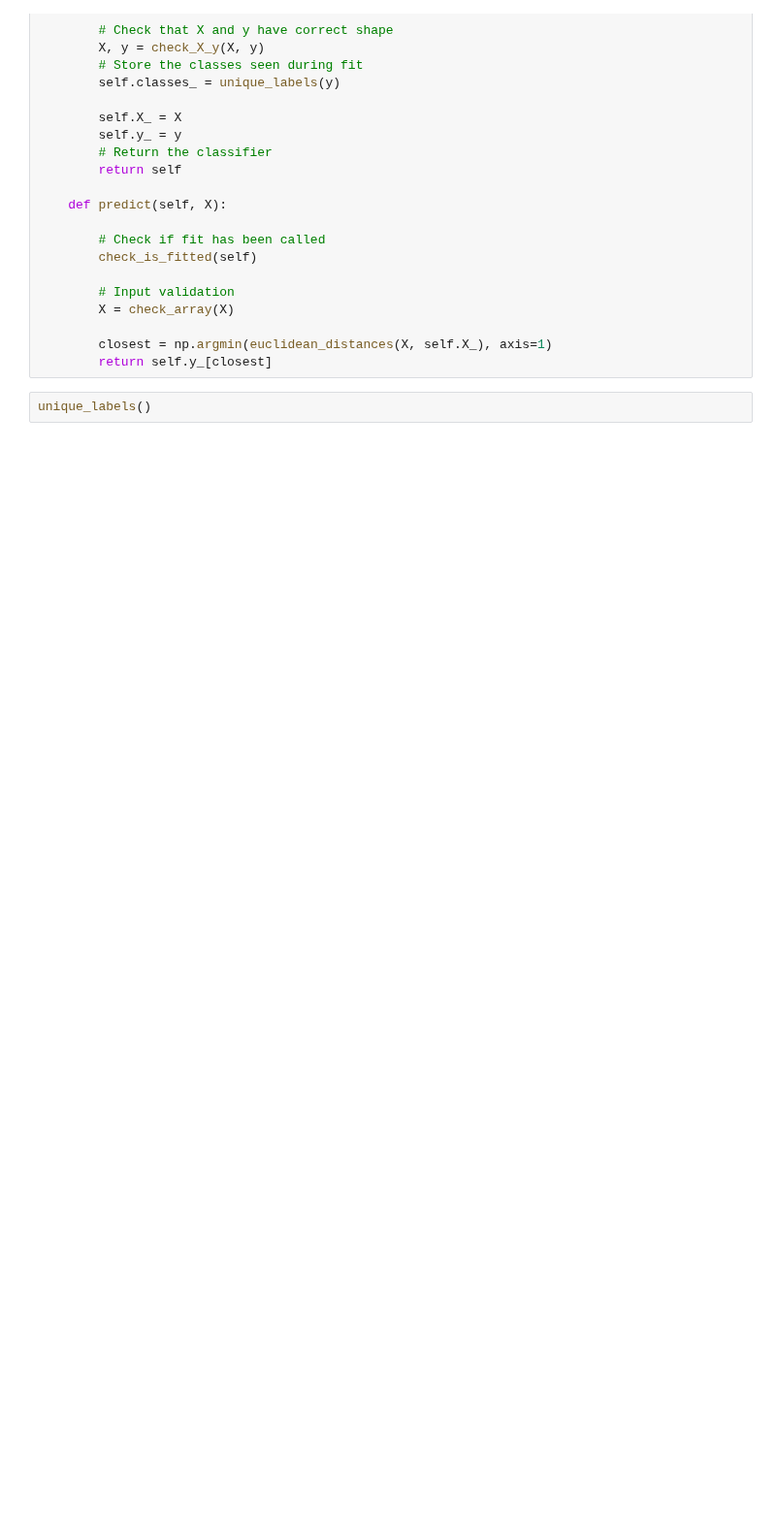
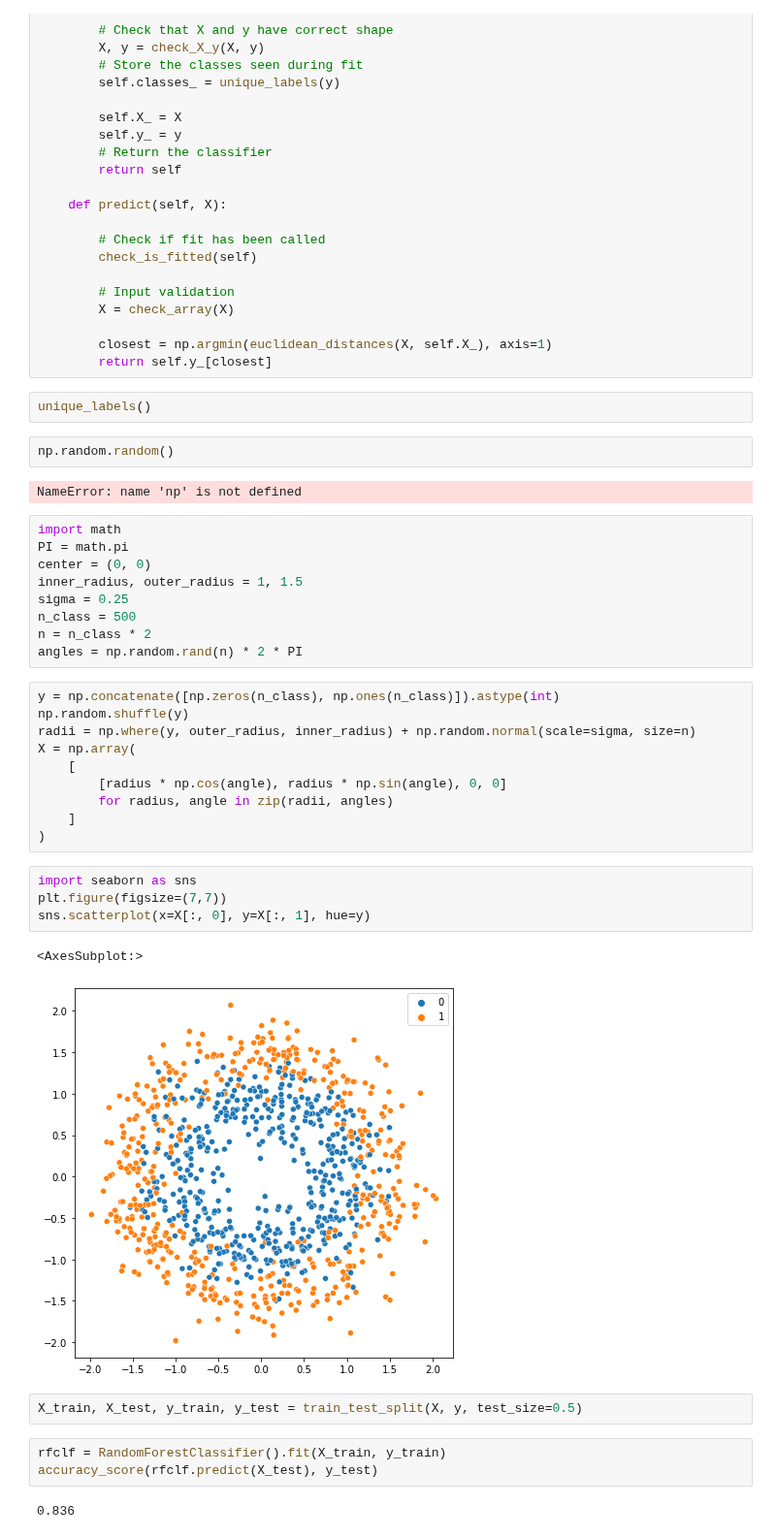
Before and after one commit to capitantoto/fermat, a Jupyter notebook: notebooks/04. Chequeo de Sanidad: EuclideanKDE y KernelDensity.ipynb, the cells around one changed output. Shown at 97% size. Saved outputs shown, nothing was run; the diff lists cells and outputs as text; blank space fills up the shorter version.

```diff
--- a/notebooks/04. Chequeo de Sanidad: EuclideanKDE y KernelDensity.ipynb
+++ b/notebooks/04. Chequeo de Sanidad: EuclideanKDE y KernelDensity.ipynb
@@ -699,3 +937,40 @@ class TemplateClassifier(BaseEstimator, ClassifierMixin):
         return self.y_[closest]
 # %%
 unique_labels()
+# %%
+np.random.random()
+# %% [output]
+NameError: name 'np' is not defined
+# %%
+import math
+PI = math.pi
+center = (0, 0)
+inner_radius, outer_radius = 1, 1.5
+sigma = 0.25
+n_class = 500
+n = n_class * 2
+angles = np.random.rand(n) * 2 * PI
+# %%
+y = np.concatenate([np.zeros(n_class), np.ones(n_class)]).astype(int)
+np.random.shuffle(y)
+radii = np.where(y, outer_radius, inner_radius) + np.random.normal(scale=sigma, size=n)
+X = np.array(
+    [
+        [radius * np.cos(angle), radius * np.sin(angle), 0, 0]
+        for radius, angle in zip(radii, angles)
+    ]
+)
+# %%
+import seaborn as sns
+plt.figure(figsize=(7,7))
+sns.scatterplot(x=X[:, 0], y=X[:, 1], hue=y)
+# %% [output]
+<AxesSubplot:>
+[figure, added]
+# %%
+X_train, X_test, y_train, y_test = train_test_split(X, y, test_size=0.5)
+# %%
+rfclf = RandomForestClassifier().fit(X_train, y_train)
+accuracy_score(rfclf.predict(X_test), y_test)
+# %% [output]
+0.836
```
Also changed, not shown: parts of 105 cells of this notebook, 6 other files.
